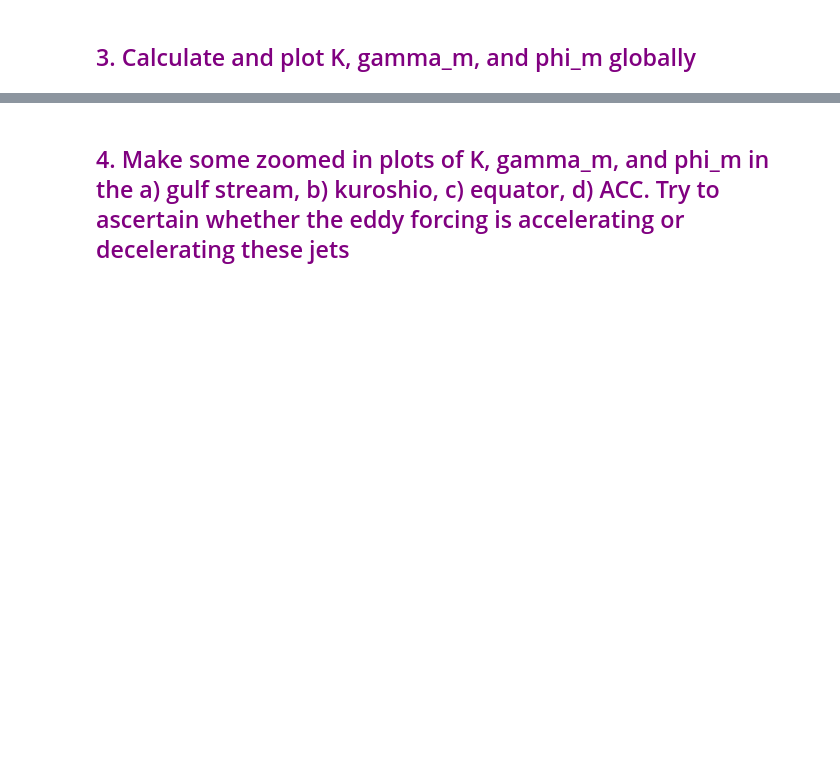
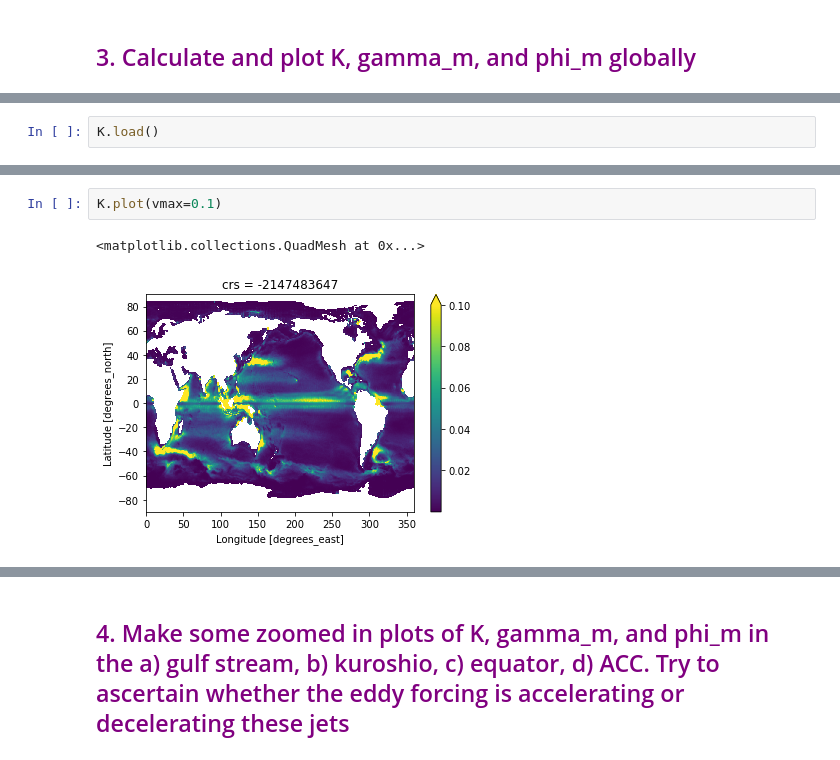
Before and after one commit to shanicetbailey/Ocean-Dynamics-class, a Jupyter notebook: hw4.ipynb, the cells around one changed output, grey strips where cells are left out. Cells and saved outputs as stored; diff of their text form; blank space fills up the shorter version.

```diff
--- a/hw4.ipynb
+++ b/hw4.ipynb
@@ -206,0 +201,2 @@ plt.quiver((taux[0][::nd, ::nd]+tauy[0][::nd, ::nd]),
+# %%
+K.load()
@@ -206,0 +231,5 @@ plt.quiver((taux[0][::nd, ::nd]+tauy[0][::nd, ::nd]),
+# %%
+K.plot(vmax=0.1)
+# %% [output]
+<matplotlib.collections.QuadMesh at 0x...>
+[figure, added]
```
Also changed, not shown: parts of 14 cells of this notebook.
